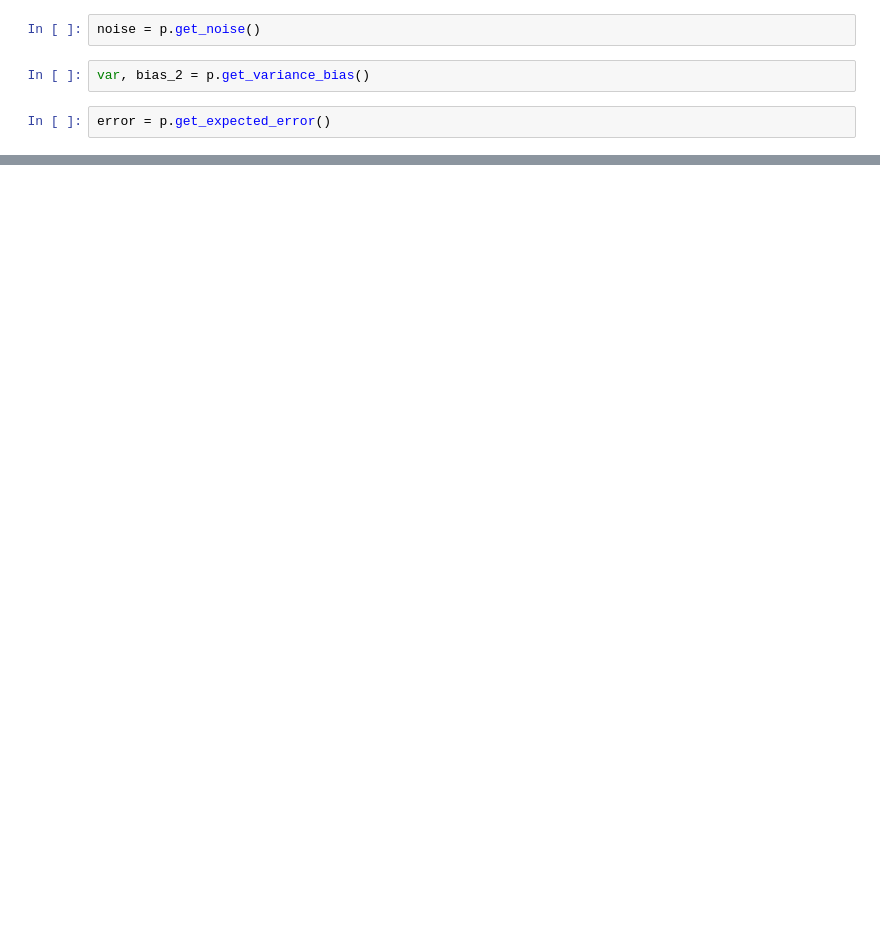
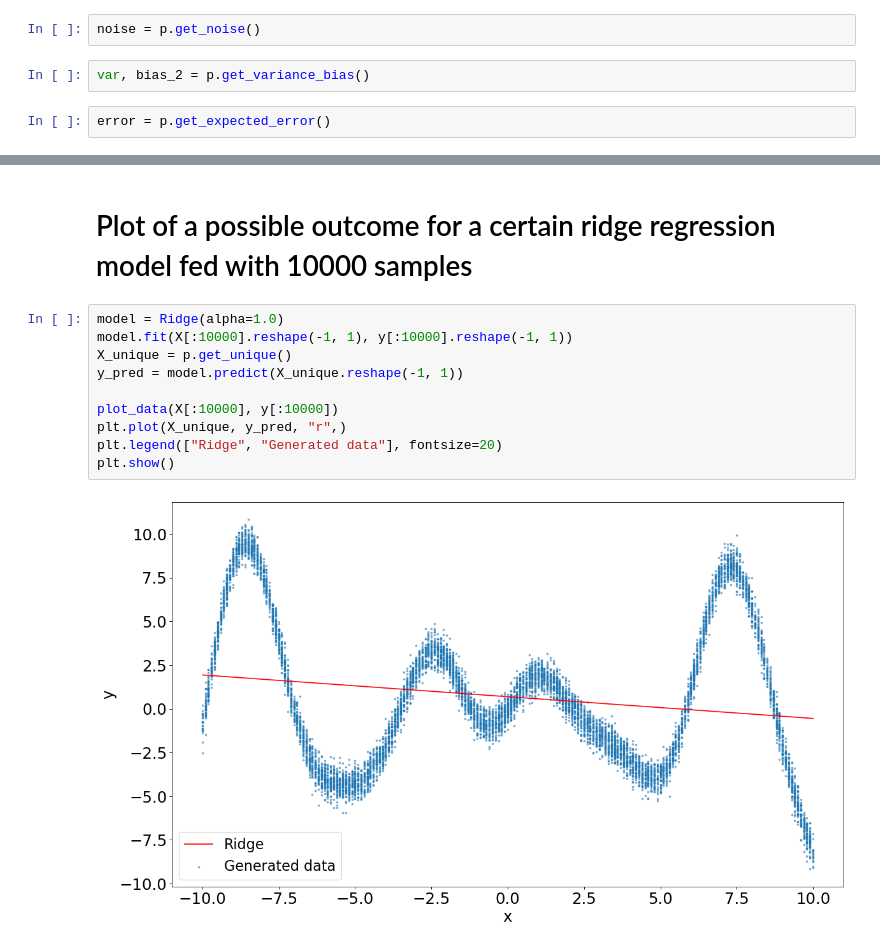
Before and after one commit to Julien-Gustin/ELEN0062-Machine-Learning, a Jupyter notebook: P2/src/2.ipynb, the cells around one changed output, grey strips where cells are left out. Cells and saved outputs as stored; diff of their text form; blank space fills up the shorter version.

```diff
--- a/P2/src/2.ipynb
+++ b/P2/src/2.ipynb
@@ -52,0 +56,14 @@ plt.yscale("log")
+# %% [markdown]
+# Plot of a possible outcome for a certain ridge regression model fed with 10000 samples
+# %%
+model = Ridge(alpha=1.0)
+model.fit(X[:10000].reshape(-1, 1), y[:10000].reshape(-1, 1))
+X_unique = p.get_unique()
+y_pred = model.predict(X_unique.reshape(-1, 1))
+
+plot_data(X[:10000], y[:10000])
+plt.plot(X_unique, y_pred, "r",)
+plt.legend(["Ridge", "Generated data"], fontsize=20)
+plt.show()
+# %% [output]
+[figure, added]
```
Also changed, not shown: parts of 6 cells of this notebook, 5 other files.
